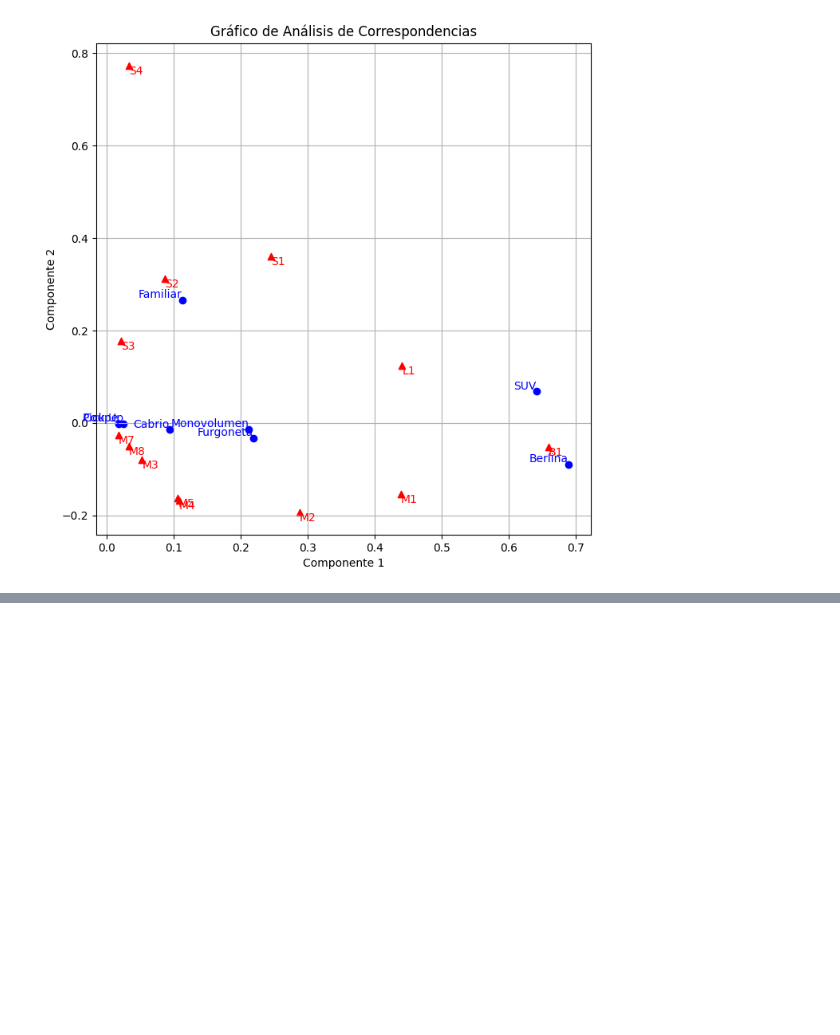
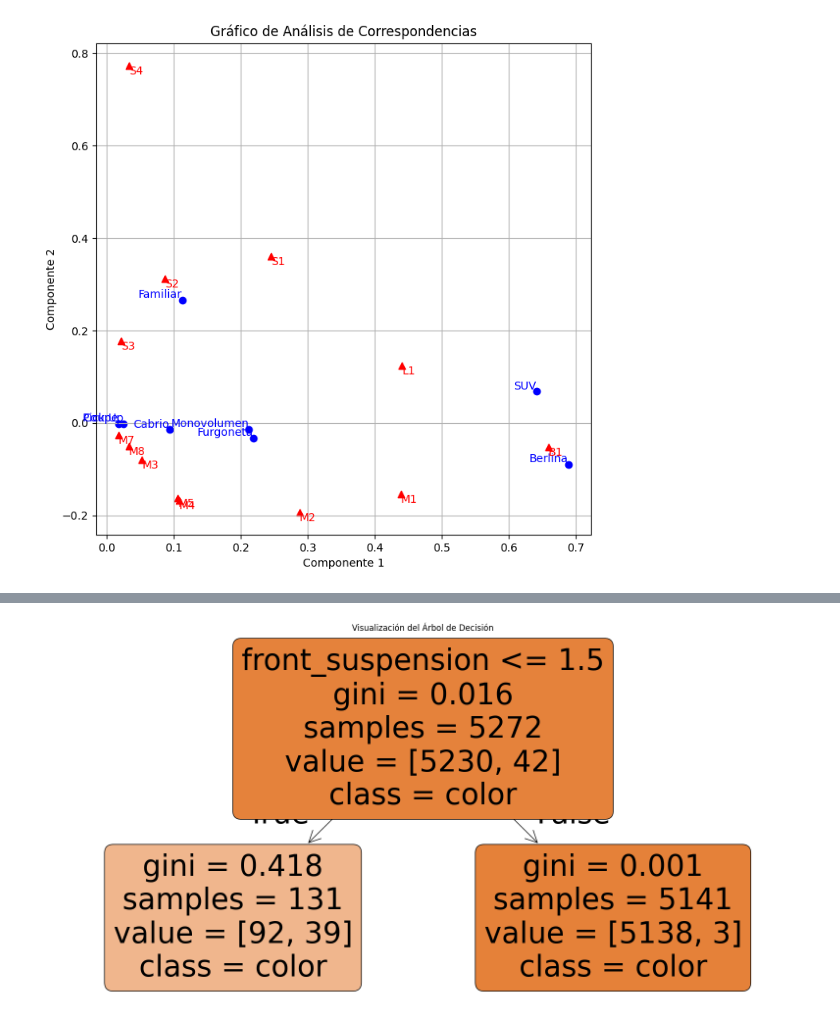
Before and after one commit to Lingfeng555/Cars_Price_Prediction, a Jupyter notebook: CART/Cart3.ipynb, the cells around one changed output, grey strips where cells are left out. Cells and saved outputs as stored; diff of their text form; code cells hidden in the pictures; blank space fills up the shorter version.

```diff
--- a/CART/Cart3.ipynb
+++ b/CART/Cart3.ipynb
@@ -447,0 +466,14 @@ result
+# %%
+plt.figure(figsize=(20,10))
+
+# Dibujar el árbol de decisión
+plot_tree(tree_model,
+          filled=True,
+          rounded=True,
+          class_names=X_train.columns,
+          feature_names=X.columns,
+          max_depth=3)  # Puedes ajustar la profundidad para una mejor visualización o quitar este parámetro para mostrar todo el árbol
+plt.title('Visualización del Árbol de Decisión')
+plt.show()
+# %% [output]
+[figure, added]
```
Also changed, not shown: parts of 12 cells of this notebook, 1 other file.
